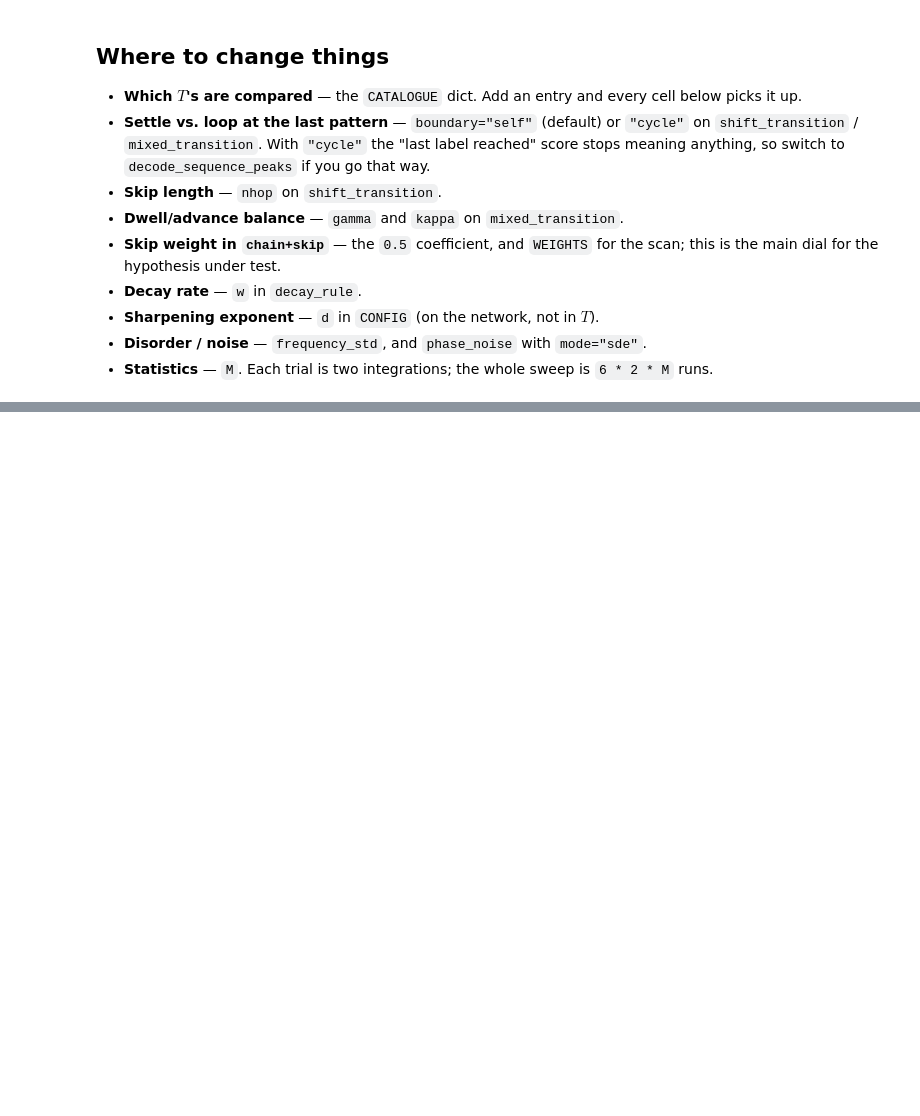
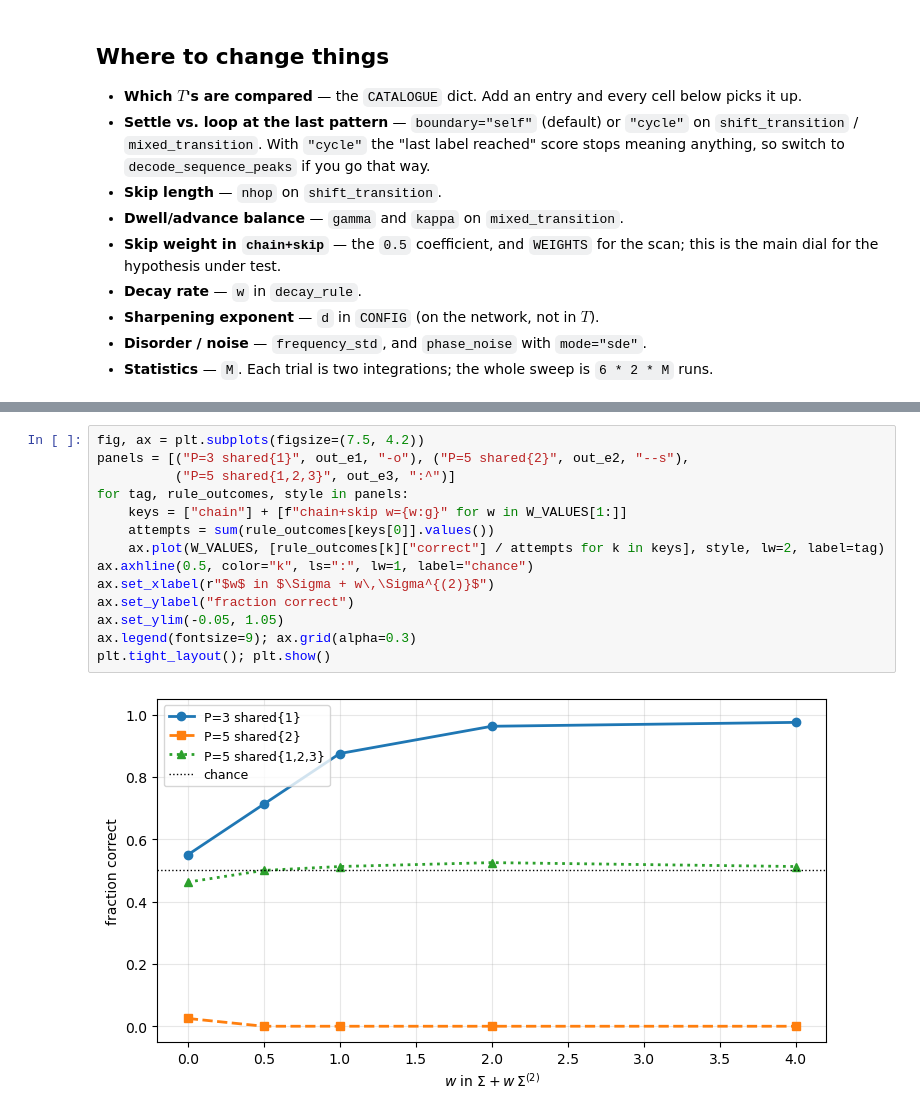
Before and after one commit to dvnrlv/Kuramoto-CD-DAM, a Jupyter notebook: kuramoto/crossover_transition.ipynb, the cells around one changed output, grey strips where cells are left out. Drawn from its saved outputs; the diff is of its cells as text; blank space fills up the shorter version.

```diff
--- a/kuramoto/crossover_transition.ipynb
+++ b/kuramoto/crossover_transition.ipynb
@@ -432,0 +849,16 @@ plt.show()
+# %%
+fig, ax = plt.subplots(figsize=(7.5, 4.2))
+panels = [("P=3 shared{1}", out_e1, "-o"), ("P=5 shared{2}", out_e2, "--s"),
+          ("P=5 shared{1,2,3}", out_e3, ":^")]
+for tag, rule_outcomes, style in panels:
+    keys = ["chain"] + [f"chain+skip w={w:g}" for w in W_VALUES[1:]]
+    attempts = sum(rule_outcomes[keys[0]].values())
+    ax.plot(W_VALUES, [rule_outcomes[k]["correct"] / attempts for k in keys], style, lw=2, label=tag)
+ax.axhline(0.5, color="k", ls=":", lw=1, label="chance")
+ax.set_xlabel(r"$w$ in $\Sigma + w\,\Sigma^{(2)}$")
+ax.set_ylabel("fraction correct")
+ax.set_ylim(-0.05, 1.05)
+ax.legend(fontsize=9); ax.grid(alpha=0.3)
+plt.tight_layout(); plt.show()
+# %% [output]
+[figure, added]
```
Also changed, not shown: parts of 34 cells of this notebook, 1 other file.
